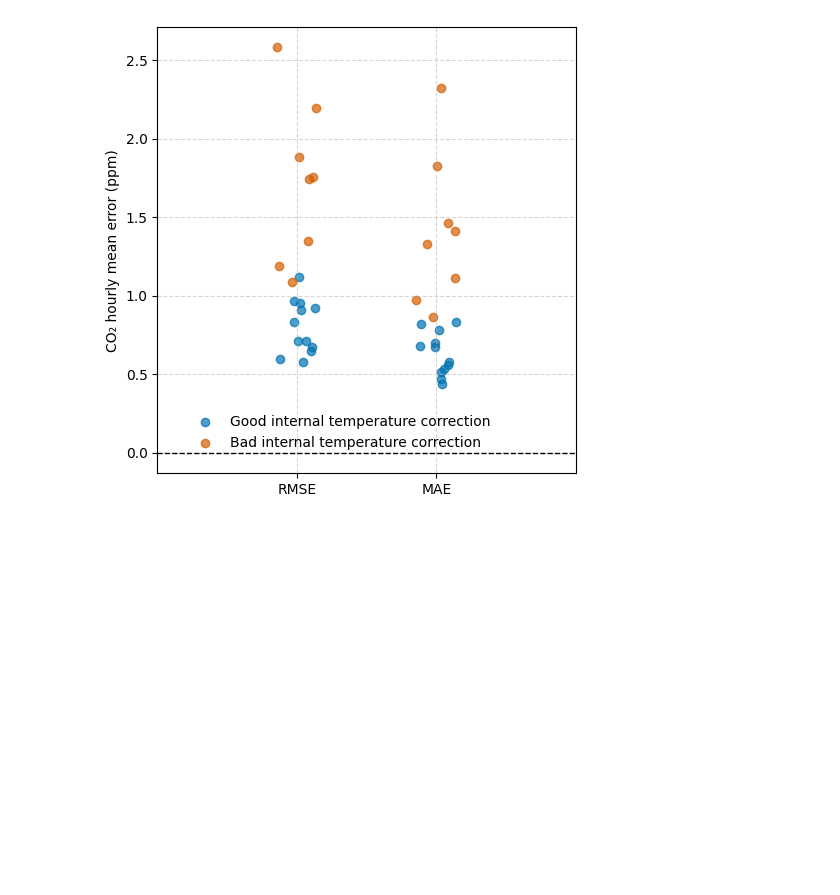
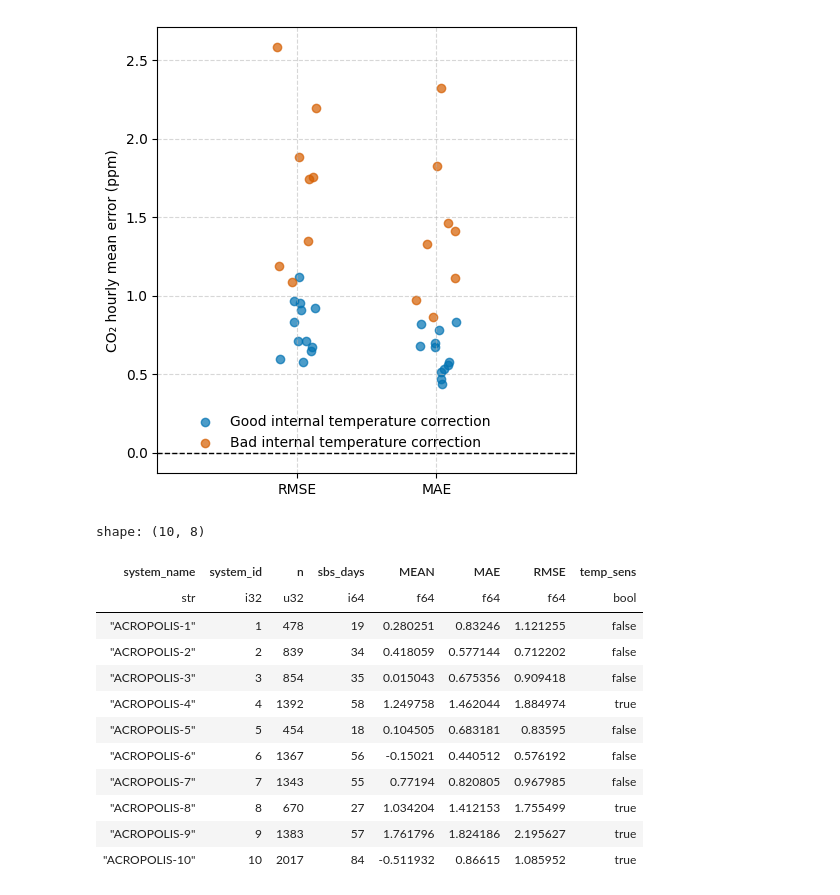
Before and after one commit to tum-esm/ACROPOLIS-data-processing, a Jupyter notebook: notebooks/side_by_side/02_performance_evaluation.ipynb, the cells around one changed output. Cells and saved outputs as stored; diff of their text form; code cells hidden in the pictures; blank space fills up the shorter version.

```diff
--- a/notebooks/side_by_side/02_performance_evaluation.ipynb
+++ b/notebooks/side_by_side/02_performance_evaluation.ipynb
@@ -212,10 +231,27 @@ plot_single_scatter(df_sbs, title="All Data")
 
 df_plot = df.sort("datetime") \
     .group_by(["system_name", "system_id"]) \
-    .agg((pl.col("gmp343_corrected").count() / 24).cast(int).alias("sbs_days")) \
+    .agg((pl.col("gmp343_corrected").count()).alias("n"),
+        (pl.col("gmp343_corrected").count() / 24).cast(int).alias("sbs_days")) \
     .join(df_sbs, on="system_id") \
     .drop("^.*_right$") \
     .sort("sbs_days")
 
 fig = px.scatter(df_plot, x="system_name", y="sbs_days")
 fig.show()
+# %%
+df_plot.sort("system_id").head(10)
+# %% [output]
+shape: (10, 8)
+| system_name | system_id | n | sbs_days | MEAN | MAE | RMSE | temp_sens |
+| str | i32 | u32 | i64 | f64 | f64 | f64 | bool |
+| "ACROPOLIS-1" | 1 | 478 | 19 | 0.280251 | 0.83246 | 1.121255 | false |
+| "ACROPOLIS-2" | 2 | 839 | 34 | 0.418059 | 0.577144 | 0.712202 | false |
+| "ACROPOLIS-3" | 3 | 854 | 35 | 0.015043 | 0.675356 | 0.909418 | false |
+| "ACROPOLIS-4" | 4 | 1392 | 58 | 1.249758 | 1.462044 | 1.884974 | true |
+| "ACROPOLIS-5" | 5 | 454 | 18 | 0.104505 | 0.683181 | 0.83595 | false |
+| "ACROPOLIS-6" | 6 | 1367 | 56 | -0.15021 | 0.440512 | 0.576192 | false |
+| "ACROPOLIS-7" | 7 | 1343 | 55 | 0.77194 | 0.820805 | 0.967985 | false |
+| "ACROPOLIS-8" | 8 | 670 | 27 | 1.034204 | 1.412153 | 1.755499 | true |
+| "ACROPOLIS-9" | 9 | 1383 | 57 | 1.761796 | 1.824186 | 2.195627 | true |
+| "ACROPOLIS-10" | 10 | 2017 | 84 | -0.511932 | 0.86615 | 1.085952 | true |
```
Also changed, not shown: parts of 2 cells of this notebook.
